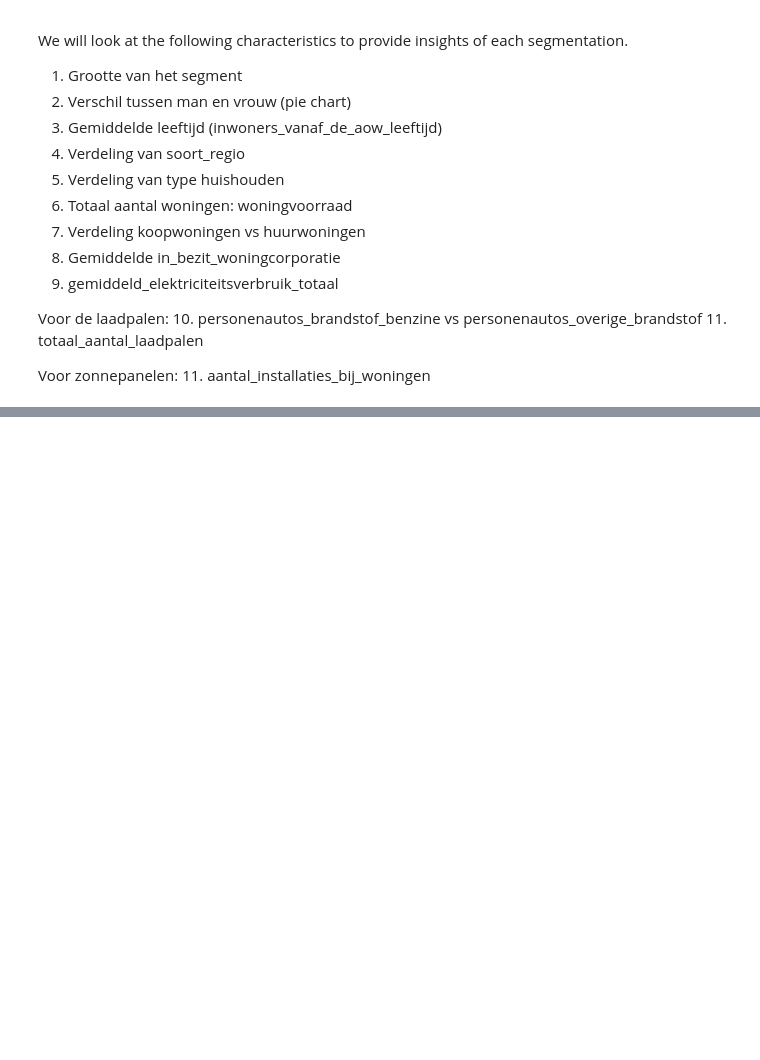
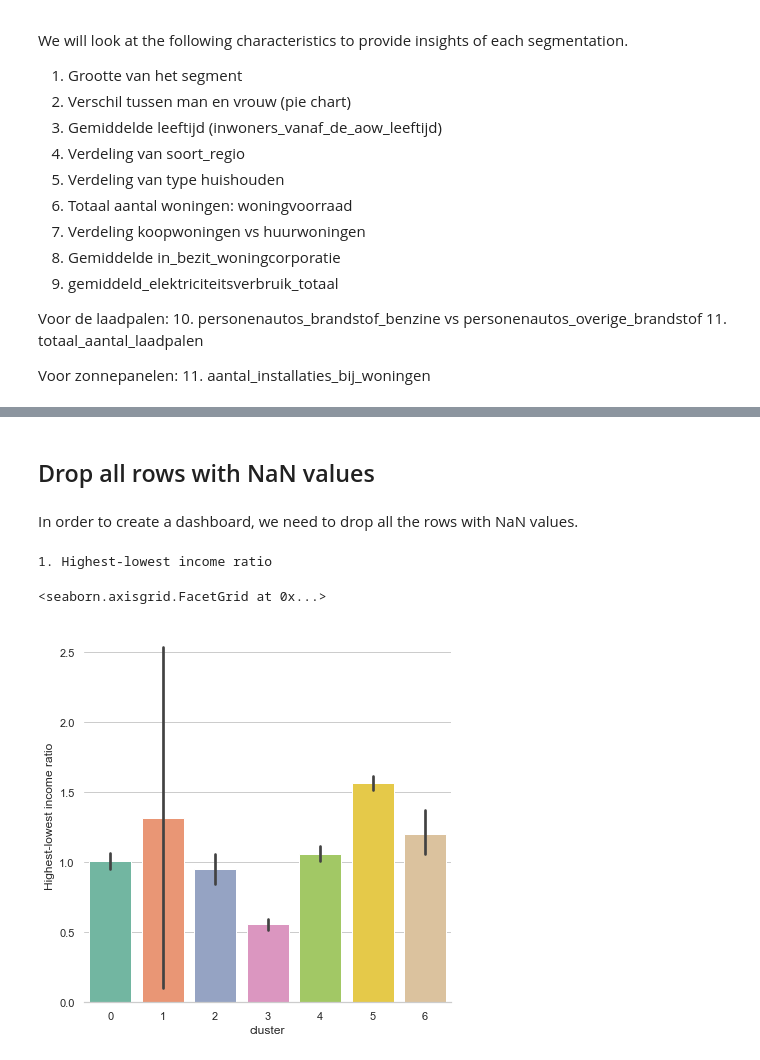
Before and after one commit to NielsHoogeveen1990/Customer-segmentation, a Jupyter notebook: notebooks/Segmentation analysis.ipynb, the cells around one changed output, grey strips where cells are left out. Saved outputs shown, nothing was run; the diff lists cells and outputs as text; code cells hidden in the pictures; blank space fills up the shorter version.

```diff
--- a/notebooks/Segmentation analysis.ipynb
+++ b/notebooks/Segmentation analysis.ipynb
@@ -280,0 +258,30 @@ Average total natural gas usage: 1624.52
+# %%
+df = create_KPIs(df)
+# %% [markdown]
+## Drop all rows with NaN values
+# %% [markdown]
+In order to create a dashboard, we need to drop all the rows with NaN values.
+# %%
+df = df.dropna(axis=0, subset=['one_person_household_ratio',
+                               'highest_lowest_income_ratio',
+                               'houses_with_solar_ratio',
+                               'energy_by_solar_percentage'])
+# %%
+df = df.drop(df[df['one_person_household_ratio'] == np.inf].index)
+df = df.drop(df[df['highest_lowest_income_ratio'] == np.inf].index)
+df = df.drop(df[df['houses_with_solar_ratio'] == np.inf].index)
+df = df.drop(df[df['energy_by_solar_percentage'] == np.inf].index)
+# %%
+import seaborn as sns
+sns.set(style="whitegrid")
+# %%
+print('1. Highest-lowest income ratio')
+# Draw a nested barplot
+g = sns.catplot(x="cluster", y="highest_lowest_income_ratio", data=df,
+                height=6, kind="bar", palette="Set2")
+g.despine(left=True)
+g.set_ylabels("Highest-lowest income ratio")
+# %% [output]
+1. Highest-lowest income ratio
+<seaborn.axisgrid.FacetGrid at 0x...>
+[figure, added]
```
Also changed, not shown: parts of 31 cells of this notebook, 8 other files.
